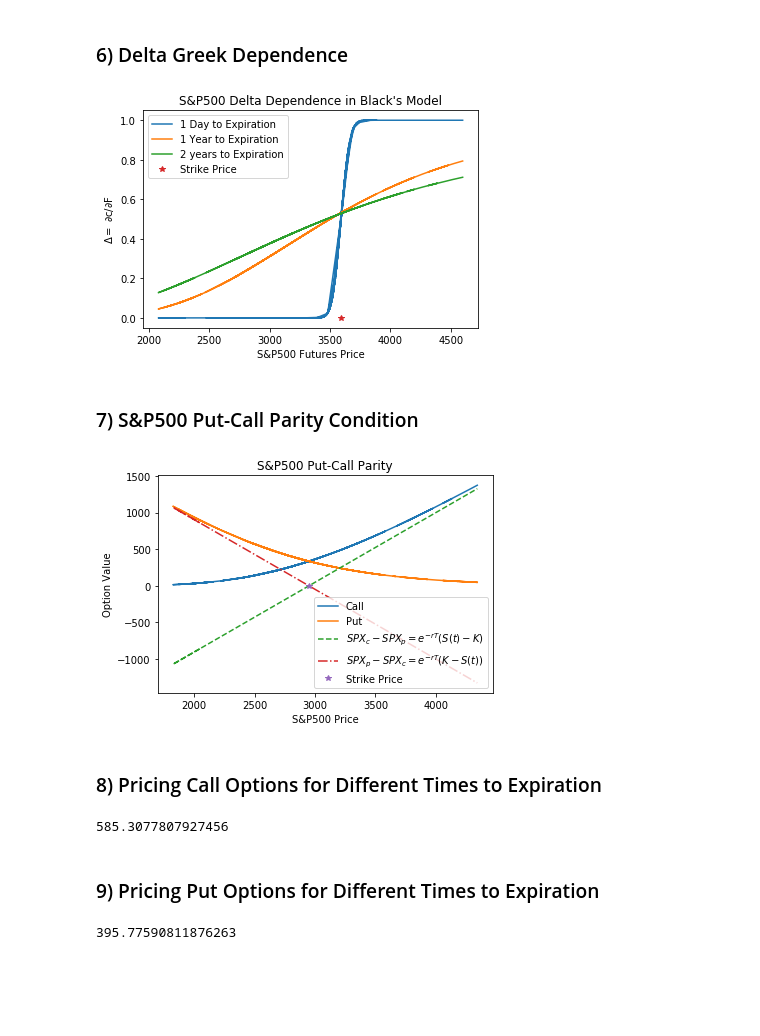
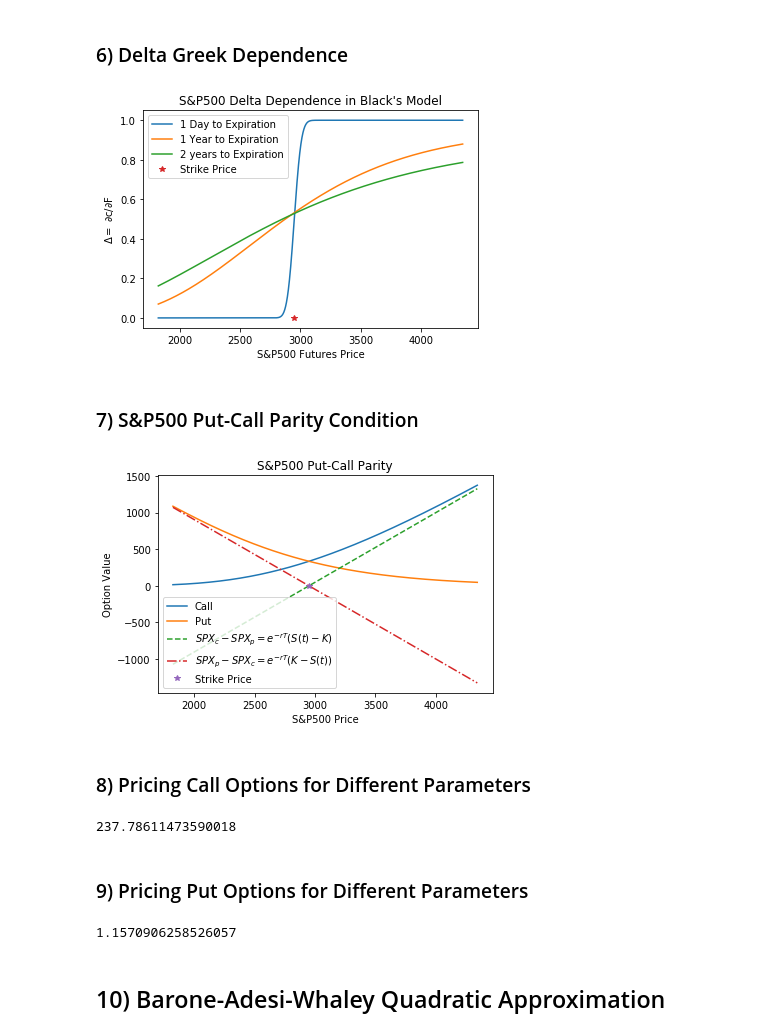
Before and after one commit to Mokhanda/AIMS-Research-Project-Link-1-, a Jupyter notebook: Final Code.ipynb, the cells around one changed output. Cells and saved outputs as stored; diff of their text form; code cells hidden in the pictures; blank space fills up the shorter version.

```diff
--- a/Final Code.ipynb
+++ b/Final Code.ipynb
@@ -123,20 +174,20 @@ def BlackCall_New(K,FN,T,vol,r):
     myNormCDF2=np.array([myNormCDF(b) for b in d2])
     return np.exp(-r*T)*(FN*myNormCDF1-K*myNormCDF2)
 # %%
-r=0.147; vol=0.5; K=2950;
-FN
-Expiration=[1/12,1,2]
-c=np.zeros((3,len(FN)))
-for i in range(3):
-    T=Expiration[i]
-    c[i,:]=BlackCall_New(K,FN,T,vol,r)
-FNK=np.maximum(0,(FN-K))
-plt.title('S&P500 Call Options on Predicted Futures using the Black Model \n $c=e^{-rT}[F\Phi(d_1)-K\Phi(d_2)]$')
-plt.plot(FN,c[0],FN,c[1],FN,c[2],FN,FNK,'-.',K,0,'*')
-plt.xlabel('S&P500 Futures')
-plt.ylabel('Call Value')
-plt.legend (['1 Month to Expiration','1 Year to Expiration',
-'2 Years to Expiration',
-'$F-K$','Strike Price = 2950','NorthWest'])
-plt.savefig("Call2.jpg",bbox_inches='tight')
-plt.show()
+#r=0.147; vol=0.5; K=2950;
+#FN
+#Expiration=[1/12,1,2]
+#c=np.zeros((3,len(FN)))
+#for i in range(3):
+#    T=Expiration[i]
+#    c[i,:]=BlackCall_New(K,FN,T,vol,r)
+#FNK=np.maximum(0,(FN-K))
+#plt.title('S&P500 Call Options on Predicted Futures using the Black Model \n $c=e^{-rT}[F\Phi(d_1)-K\Phi(d_2)]$')
+#plt.plot(FN,c[0],FN,c[1],FN,c[2],FN,FNK,'-.',K,0,'*')
+#plt.xlabel('S&P500 Futures')
+#plt.ylabel('Call Value')
+#plt.legend (['1 Month to Expiration','1 Year to Expiration',
+#'2 Years to Expiration',
+#'$F-K$','Strike Price = 2950','NorthWest'])
+#plt.savefig("Call2.jpg",bbox_inches='tight')
+#plt.show()
@@ -179,23 +226,23 @@ def BlackDelta(K,F,T,vol,r):
     myNormCDF1=np.array([myNormCDF(a) for a in d1])
     return np.exp(-r*T)*myNormCDF1
 # %%
-r=0.05; vol=0.3; K=3592;
+r=0.05; vol=0.3; K=2950;
 F
 Expiration=[1/12,1,2]
 DeltavF=np.zeros((3,len(F)))
 for i in range(3):
     T=i+1/365
     DeltavF[i,:]=BlackDelta(K,F,T,vol,r )
 plt.plot (F,DeltavF[0],F,DeltavF[1],F,DeltavF[2],K,0,'*')
 plt.xlabel('S&P500 Futures Price')
 plt.ylabel('$\Delta =$ $\partial$c/$\partial$F')
 plt.title('S&P500 Delta Dependence in Black\'s Model')
 plt.legend (['1 Day to Expiration','1 Year to Expiration',
 '2 years to Expiration','Strike Price','NorthWest'])
 plt.savefig("Dep.jpg")
 plt.show()
 # %% [output]
-[figure, old version]
+[figure, new version]
 # %% [markdown]
 ### 7) S&P500 Put-Call Parity Condition
 # %%
@@ -214,6 +261,7 @@ def BlackPut2(K,F,T,vol,r):
     return np.exp(-r*T)*(K*myNormCDF2-F*myNormCDF1)
 # %%
 F
+K=2950
 T=1
 c=np.zeros((3,len(F)))
 p=np.zeros((3,len(F)))
@@ -228,26 +276,28 @@ plt.legend (['Call','Put','$SPX_c-SPX_p=e^{-rT}(S(t)-K)$','$SPX_p-SPX_c=e^{-rT}(
 plt.savefig("PC3.jpg",bbox_inches='tight')
 plt.show()
 # %% [output]
-[figure, old version]
+[figure, new version]
 # %% [markdown]
-### 8) Pricing Call Options for Different Times to Expiration
+### 8) Pricing Call Options for Different Parameters
 # %%
 def BlackCall3(K,F3,T2,vol,r):
     d1 = (np.log(F3/K)+ ((vol**2)/2)*T2)/ (vol*np.sqrt(T2))
     d2 = d1-vol*np.sqrt(T2)
     return np.exp(-r*T2)*(F3*myNormCDF(d1)-K*myNormCDF(d2))
-# %%
-BlackCall3(4483.14,3500,1,1.897,1.3)
-# %% [output]
-585.3077807927456
+# %%
+BlackCall3(4250,4474.25,1/12,0.1639,0.05)
+# %% [output]
+237.78611473590018
 # %% [markdown]
-### 9) Pricing Put Options for Different Times to Expiration
+### 9) Pricing Put Options for Different Parameters
 # %%
 def BlackPut3(K,F4,T3,vol,r):
     d1 = (np.log(F4/K)+ ((vol**2)/2)*T3)/ (vol*np.sqrt(T3))
     d2 = d1-vol*np.sqrt(T3)
     return np.exp(-r*T3)*(K*myNormCDF(-d2)-F4*myNormCDF(-d1))
-# %%
-BlackPut3(3500,4439.75,2,0.7,0.5)
-# %% [output]
-395.77590811876263
+# %%
+BlackPut3(4020,4464.33,1/12,0.171,1.08)
+# %% [output]
+1.1570906258526057
+# %% [markdown]
+## 10) Barone-Adesi-Whaley Quadratic Approximation
```
Also changed, not shown: parts of 53 cells of this notebook.
